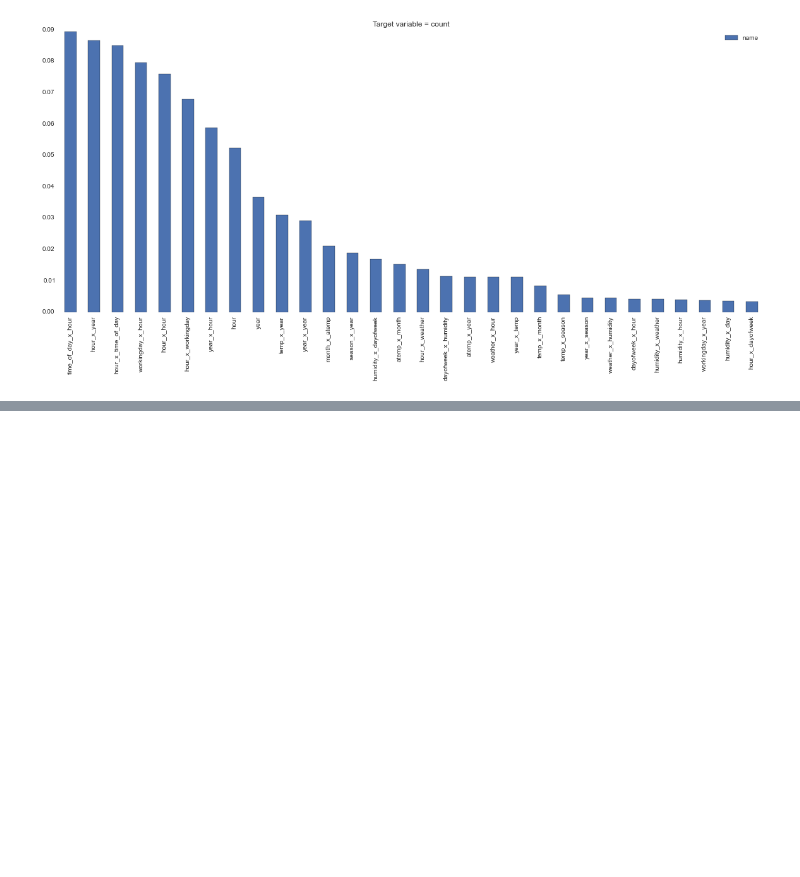
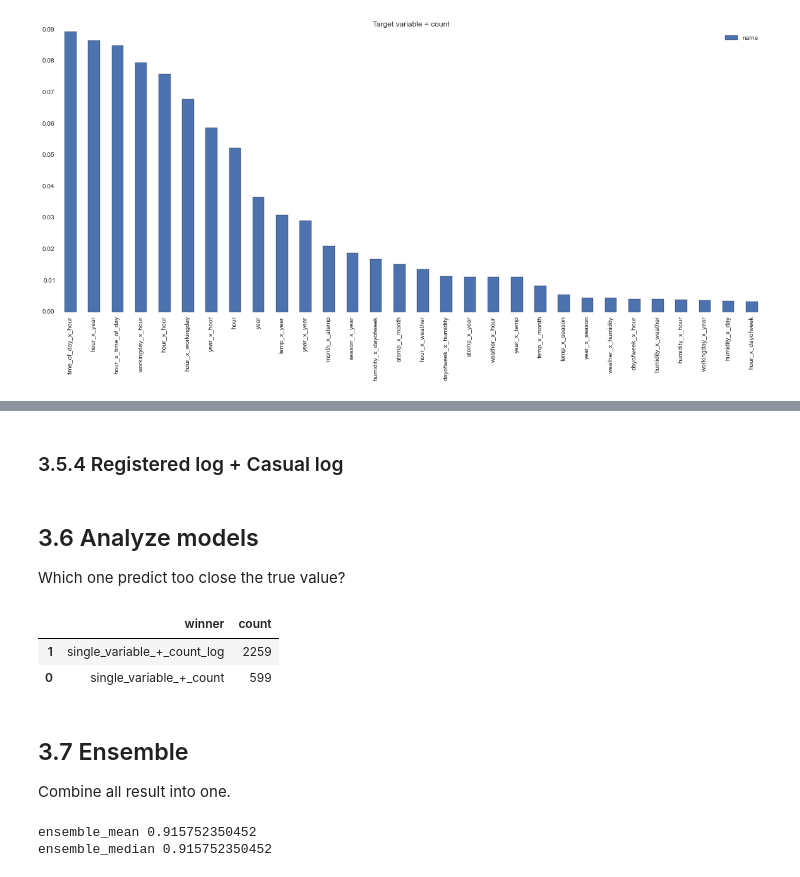
Before and after one commit to slon1024/baby_steps_to_being_data_scientist, a Jupyter notebook: Analyze.ipynb, the cells around one changed output, grey strips where cells are left out. Cells and saved outputs as stored; diff of their text form; code cells hidden in the pictures; blank space fills up the shorter version.

Commit message:
modeling & evaluation

```diff
--- a/Analyze.ipynb
+++ b/Analyze.ipynb
@@ -363,0 +573,2 @@ draw_importance_features(train)
+# %% [markdown]
+### 3.5.4 Registered log + Casual log
@@ -363,0 +577,65 @@ draw_importance_features(train)
+# %% [markdown]
+## 3.6 Analyze models
+Which one predict too close the true value?
+# %%
+y_pred_by_model = {
+    'count': y_test_count
+}
+for model_item in models_result:
+    if 'registered_casual' in model_item[2]:
+        model_register, model_casual = model_item[1]
+        y_pred_register = model_register.predict(X_test)
+        y_pred_casual = model_register.predict(X_test)
+
+        if '_log' in model_item[2]:
+            y_pred = (np.exp2(y_pred_register)-1) + (np.exp2(y_pred_casual)-1)
+        else:
+            y_pred = y_pred_register + y_pred_casual
+
+    else:
+        y_pred = model.predict(X_test)
+
+        if '_log' in model_item[2]:
+            y_pred = np.exp2(y_pred)
+
+    key = "{0}_+_{1}".format(model_item[0], model_item[2])
+    y_pred_by_model[key] = y_pred
+# %%
+df_pred = pd.DataFrame(y_pred_by_model)
+columns_pred = [c for c in df_pred.columns if c != 'count']
+
+def find_winer(row):
+    count_value = row['count']
+
+    min_col = columns_pred[0]
+    min_value = abs(count_value - row[min_col])
+    for col in columns_pred[1:]:
+        diff = abs(count_value - row[col])
+        if diff < min_value:
+            min_value = diff
+            min_col = col
+
+    return min_col
+
+df_pred['winner'] = df_pred.apply(find_winer, axis=1)
+df_pred.groupby('winner').count()['count'].reset_index().sort('count', ascending=False)
+# %% [output]
+|  | winner | count |
+| 1 | single_variable_+_count_log | 2259 |
+| 0 | single_variable_+_count | 599 |
+# %% [markdown]
+## 3.7 Ensemble
+Combine all result into one.
+# %%
+columns_ensemble = [ c for c in columns_pred ]
+
+df_pred['ensemble_mean'] = df_pred[columns_ensemble].apply(np.mean, axis=1)
+df_pred['ensemble_median'] = df_pred[columns_ensemble].apply(np.median, axis=1)
+
+df_pred[ ['ensemble_mean', 'ensemble_median', 'count'] ].head()
+
+for target_column in ['ensemble_mean', 'ensemble_median']:
+    print target_column, quality_model(y_test_count, df_pred[target_column].values )
+# %% [output]
+ensemble_mean 0.915752350452
+ensemble_median 0.915752350452
```
Also changed, not shown: parts of 52 cells of this notebook.
